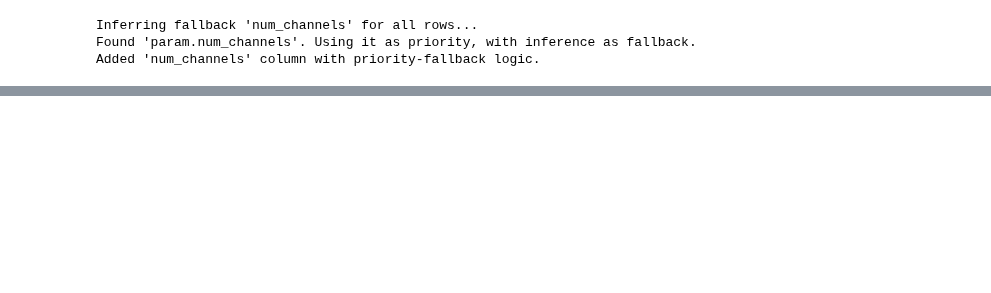
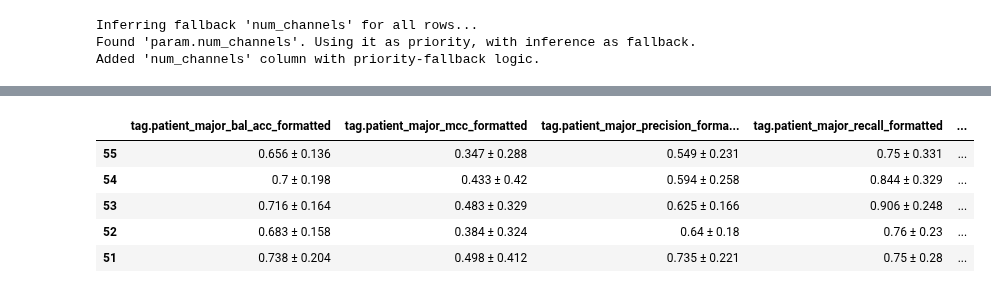
Before and after one commit to z4n0/MIND, a Jupyter notebook: notebooks/mlflow_data_analysis.ipynb, the cells around one changed output, grey strips where cells are left out. Saved outputs shown, nothing was run; the diff lists cells and outputs as text; code cells hidden in the pictures; blank space fills up the shorter version.

```diff
--- a/notebooks/mlflow_data_analysis.ipynb
+++ b/notebooks/mlflow_data_analysis.ipynb
@@ -422,0 +399,79 @@ Dropping 0 columns containing 'fold': []
+# %%
+import numpy as np
+import pandas as pd # Make sure pandas and numpy are imported
+
+print("\n--- Filling missing formatted tag values ---")
+
+# The 8 tag columns you want to fill
+tag_cols_to_fill = [
+    "tag.patient_major_bal_acc_formatted",
+    "tag.patient_major_mcc_formatted",
+    "tag.patient_major_precision_formatted",
+    "tag.patient_major_recall_formatted",
+    "tag.patient_soft_bal_acc_formatted",
+    "tag.patient_soft_mcc_formatted",
+    "tag.patient_soft_precision_formatted",
+    "tag.patient_soft_recall_formatted"
+]
+
+# We are modifying results_df, which is a .copy()
+# so we are safe from SettingWithCopyWarning
+df_to_update = results_df
+
+# Loop through each of the 8 tag columns
+for tag_col in tag_cols_to_fill:
+
+    # 1. Derive the mean/std column names from the tag name
+    # "tag.patient_major_bal_acc_formatted" -> "patient_major_bal_acc"
+    base_name = tag_col.replace('tag.', '').replace('_formatted', '')
+
+    # -> "metric.mean_patient_major_bal_acc"
+    mean_col = f"metric.mean_{base_name}"
+    # -> "metric.std_patient_major_bal_acc"
+    std_col = f"metric.std_{base_name}"
+
+    # 2. Check if these source columns actually exist in our DataFrame
+    if mean_col in df_to_update.columns and std_col in df_to_update.columns:
+
+        # 3. Create a mask to find the rows to fill
+        # We want rows where:
+        #   - The tag column IS missing (NaN)
+        #   - The mean_col IS NOT missing
+        #   - The std_col IS NOT missing
+        mask = (
+            df_to_update[tag_col].isna() & #se la colonna tag è vuota
+            df_to_update[mean_col].notna() & #se la colonna metric mean corrispondente non è vuota
+            df_to_update[std_col].notna() #se la colonna metric std corrispondente non è vuota
+        )
+
+        # If we found any rows to fill...
+        if mask.sum() > 0:
+
+            # 4. Format the strings for just those rows
+            # We use .loc[mask] to only select the rows we care about
+
+            # Get the mean/std values, round to 3 decimals, convert to string
+            mean_values = df_to_update.loc[mask, mean_col].round(3).astype(str)
+            std_values = df_to_update.loc[mask, std_col].round(3).astype(str)
+
+            # Combine them into the "mean ± std" format
+            formatted_strings = mean_values + " ± " + std_values
+
+            # 5. Use .loc to assign these new strings back to the DataFrame
+            # This is the correct, warning-free way to do it.
+            df_to_update.loc[mask, tag_col] = formatted_strings
+
+            print(f"Filled {mask.sum()} missing values in {tag_col}")
+    else:
+        print(f"Skipped {tag_col}: Source columns not found.")
+
+print("--- Finished filling tags ---")
+
+# --- Now you can proceed to save ---
+# (You might want to display the head to check)
+print("\nChecking the first few rows of the filled tags:")
+try:
+    display(results_df[tag_cols_to_fill].head())
+except NameError:
+    print(results_df[tag_cols_to_fill].head())
+# %% [output]
@@ -422,0 +490,6 @@ Dropping 0 columns containing 'fold': []
+|  | tag.patient_major_bal_acc_formatted | tag.patient_major_mcc_formatted | tag.patient_major_precision_forma... | tag.patient_major_recall_formatted | ... |
+| 55 | 0.656 ± 0.136 | 0.347 ± 0.288 | 0.549 ± 0.231 | 0.75 ± 0.331 | ... |
+| 54 | 0.7 ± 0.198 | 0.433 ± 0.42 | 0.594 ± 0.258 | 0.844 ± 0.329 | ... |
+| 53 | 0.716 ± 0.164 | 0.483 ± 0.329 | 0.625 ± 0.166 | 0.906 ± 0.248 | ... |
+| 52 | 0.683 ± 0.158 | 0.384 ± 0.324 | 0.64 ± 0.18 | 0.76 ± 0.23 | ... |
+| 51 | 0.738 ± 0.204 | 0.498 ± 0.412 | 0.735 ± 0.221 | 0.75 ± 0.28 | ... |
```
Also changed, not shown: parts of 29 cells of this notebook, 44 other files.
